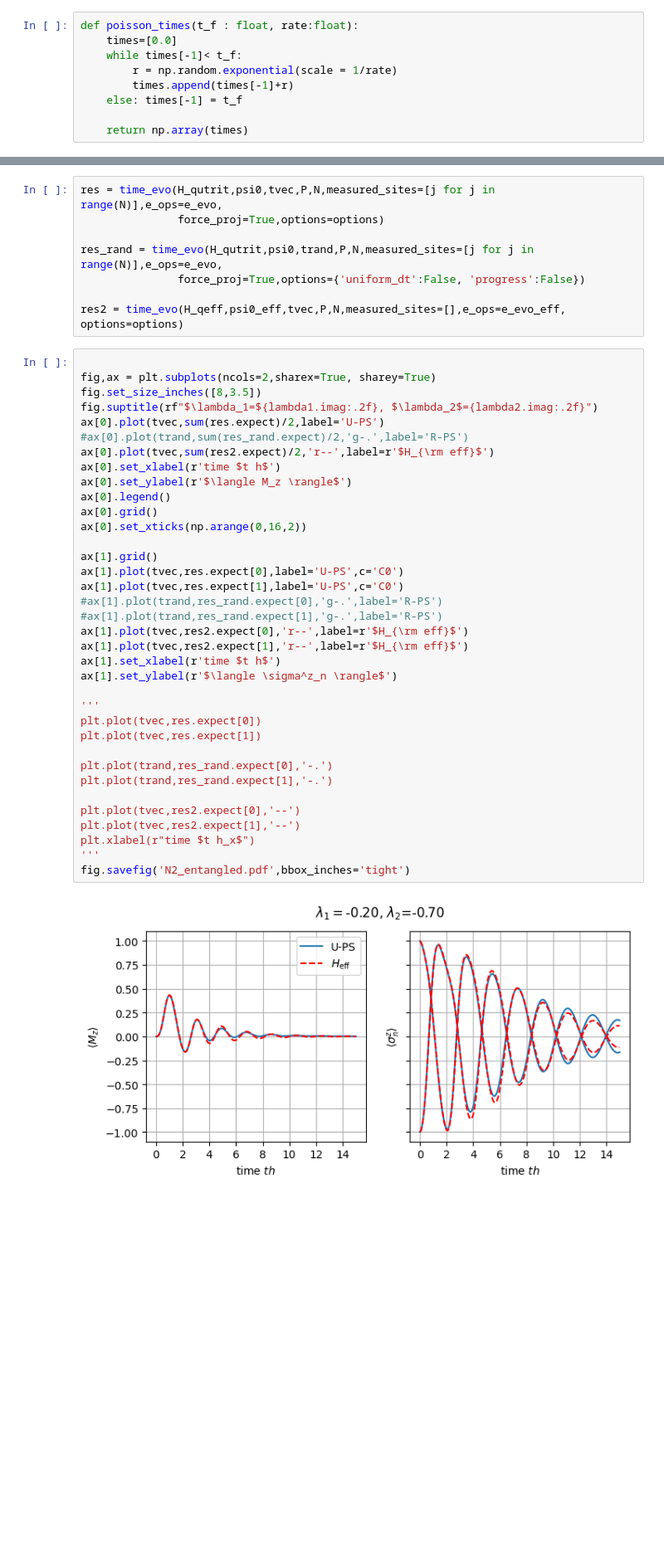
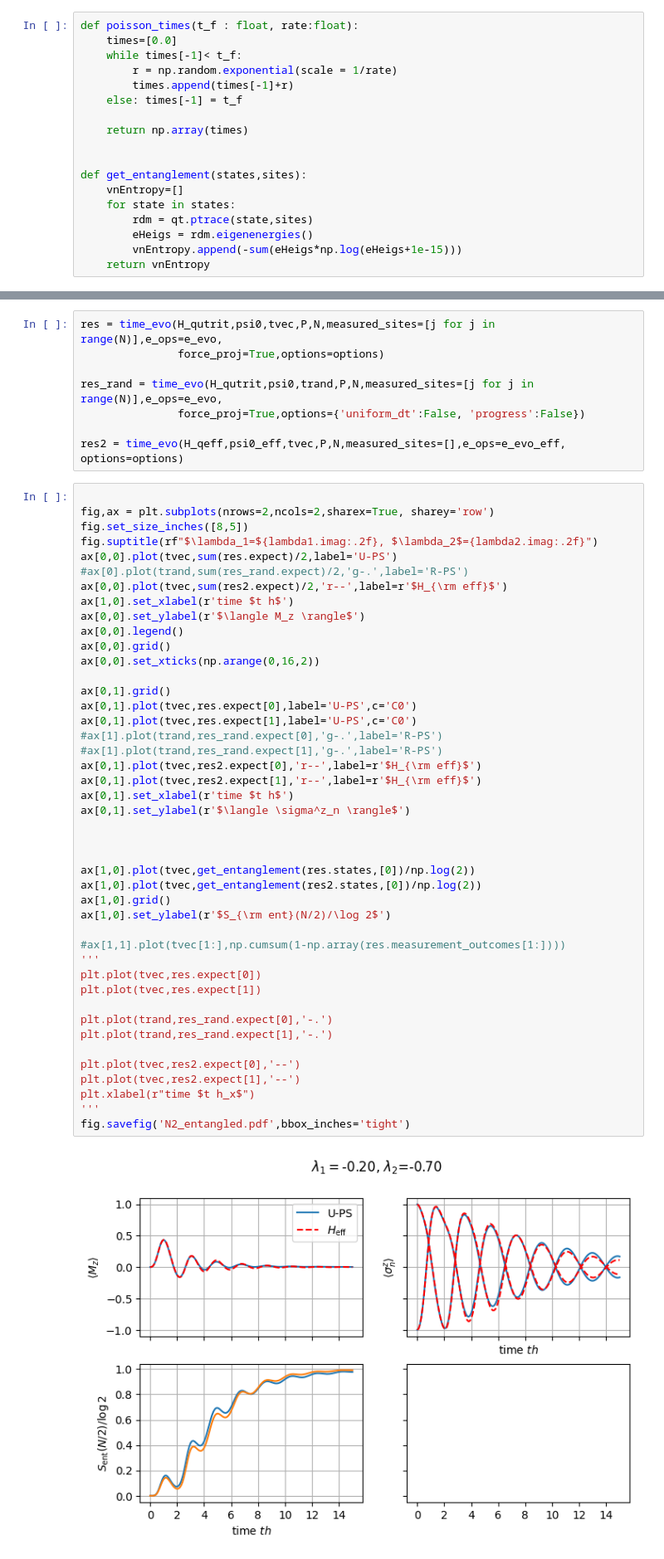
Before and after one commit to mwauters92/Non-hermitian-design, a Jupyter notebook: ClaudeIsRight.ipynb, the cells around one changed output, grey strips where cells are left out. Shown at 83% size. Cells and saved outputs as stored; diff of their text form; blank space fills up the shorter version.

```diff
--- a/ClaudeIsRight.ipynb
+++ b/ClaudeIsRight.ipynb
@@ -450,6 +591,15 @@ def poisson_times(t_f : float, rate:float):
     else: times[-1] = t_f
 
     return np.array(times)
+
+
+def get_entanglement(states,sites):
+    vnEntropy=[]
+    for state in states:
+        rdm = qt.ptrace(state,sites)
+        eHeigs = rdm.eigenenergies()
+        vnEntropy.append(-sum(eHeigs*np.log(eHeigs+1e-15)))
+    return vnEntropy
 # %%
 N=2
 h, J, Omega= 1,5.3, 2*np.sqrt(2)
@@ -500,39 +650,47 @@ res_rand = time_evo(H_qutrit,psi0,trand,P,N,measured_sites=[j for j in range(N)]
 res2 = time_evo(H_qeff,psi0_eff,tvec,P,N,measured_sites=[],e_ops=e_evo_eff, options=options)
 # %%
 
-fig,ax = plt.subplots(ncols=2,sharex=True, sharey=True)
-fig.set_size_inches([8,3.5])
+fig,ax = plt.subplots(nrows=2,ncols=2,sharex=True, sharey='row')
+fig.set_size_inches([8,5])
 fig.suptitle(rf"$\lambda_1=${lambda1.imag:.2f}, $\lambda_2$={lambda2.imag:.2f}")
-ax[0].plot(tvec,sum(res.expect)/2,label='U-PS')
+ax[0,0].plot(tvec,sum(res.expect)/2,label='U-PS')
 #ax[0].plot(trand,sum(res_rand.expect)/2,'g-.',label='R-PS')
-ax[0].plot(tvec,sum(res2.expect)/2,'r--',label=r'$H_{\rm eff}$')
-ax[0].set_xlabel(r'time $t h$')
-ax[0].set_ylabel(r'$\langle M_z \rangle$')
-ax[0].legend()
-ax[0].grid()
-ax[0].set_xticks(np.arange(0,16,2))
+ax[0,0].plot(tvec,sum(res2.expect)/2,'r--',label=r'$H_{\rm eff}$')
+ax[1,0].set_xlabel(r'time $t h$')
+ax[0,0].set_ylabel(r'$\langle M_z \rangle$')
+ax[0,0].legend()
+ax[0,0].grid()
+ax[0,0].set_xticks(np.arange(0,16,2))
 
-ax[1].grid()
-ax[1].plot(tvec,res.expect[0],label='U-PS',c='C0')
-ax[1].plot(tvec,res.expect[1],label='U-PS',c='C0')
+ax[0,1].grid()
+ax[0,1].plot(tvec,res.expect[0],label='U-PS',c='C0')
+ax[0,1].plot(tvec,res.expect[1],label='U-PS',c='C0')
 #ax[1].plot(trand,res_rand.expect[0],'g-.',label='R-PS')
 #ax[1].plot(trand,res_rand.expect[1],'g-.',label='R-PS')
-ax[1].plot(tvec,res2.expect[0],'r--',label=r'$H_{\rm eff}$')
-ax[1].plot(tvec,res2.expect[1],'r--',label=r'$H_{\rm eff}$')
-ax[1].set_xlabel(r'time $t h$')
-ax[1].set_ylabel(r'$\langle \sigma^z_n \rangle$')
+ax[0,1].plot(tvec,res2.expect[0],'r--',label=r'$H_{\rm eff}$')
+ax[0,1].plot(tvec,res2.expect[1],'r--',label=r'$H_{\rm eff}$')
+ax[0,1].set_xlabel(r'time $t h$')
+ax[0,1].set_ylabel(r'$\langle \sigma^z_n \rangle$')
 
+
+
+ax[1,0].plot(tvec,get_entanglement(res.states,[0])/np.log(2))
+ax[1,0].plot(tvec,get_entanglement(res2.states,[0])/np.log(2))
+ax[1,0].grid()
+ax[1,0].set_ylabel(r'$S_{\rm ent}(N/2)/\log 2$')
+
+#ax[1,1].plot(tvec[1:],np.cumsum(1-np.array(res.measurement_outcomes[1:])))
 '''
 plt.plot(tvec,res.expect[0])
 plt.plot(tvec,res.expect[1])
 
 plt.plot(trand,res_rand.expect[0],'-.')
 plt.plot(trand,res_rand.expect[1],'-.')
 
 plt.plot(tvec,res2.expect[0],'--')
 plt.plot(tvec,res2.expect[1],'--')
 plt.xlabel(r"time $t h_x$")
 '''
 fig.savefig('N2_entangled.pdf',bbox_inches='tight')
 # %% [output]
-[figure, old version]
+[figure, new version]
```
Also changed, not shown: parts of 12 cells of this notebook.
